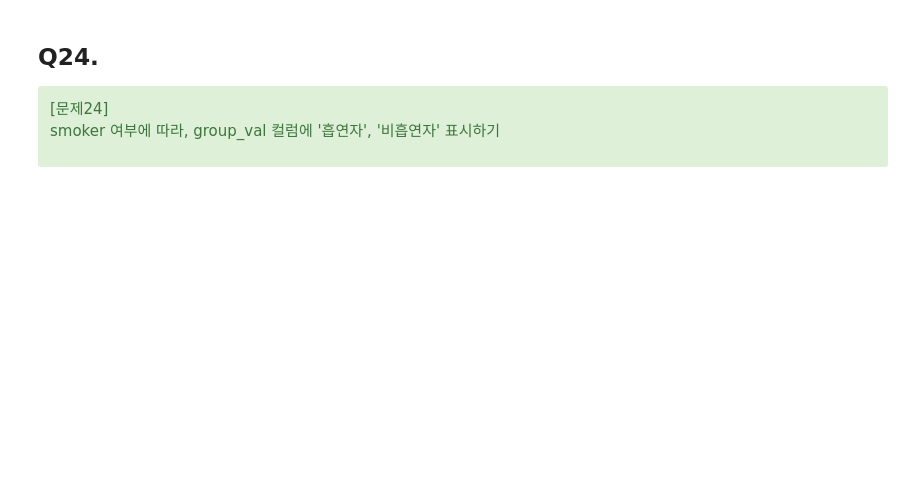
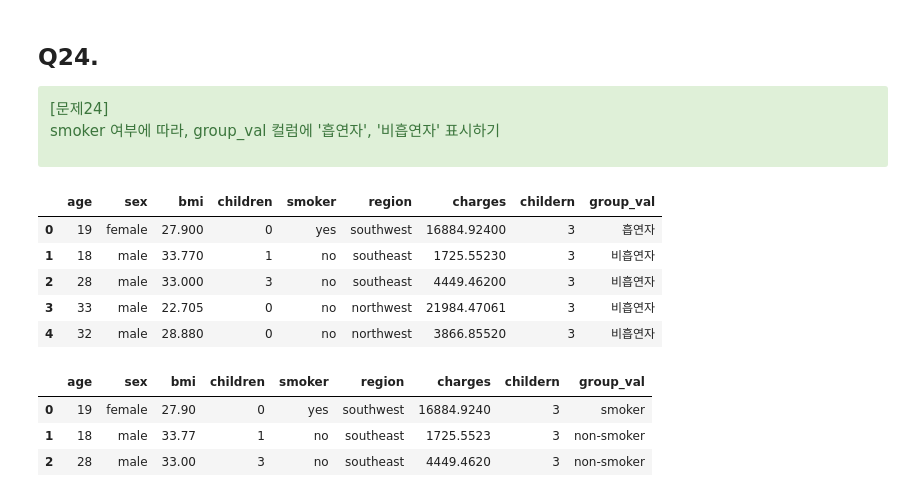
Before and after one commit to JeonJongDae/dinner_stock_AI, a Jupyter notebook: 2주차/pandas_exercise.ipynb, the cells around one changed output. Cells and saved outputs as stored; diff of their text form; code cells hidden in the pictures; blank space fills up the shorter version.

```diff
--- a/2주차/pandas_exercise.ipynb
+++ b/2주차/pandas_exercise.ipynb
@@ -428,3 +552,25 @@ pd.value_counts
 
 smoker 여부에 따라, group_val 컬럼에 '흡연자', '비흡연자' 표시하기
 </div>
+# %%
+df['group_val']=df['smoker'].replace(['yes','no'],['흡연자','비흡연자'])
+# %%
+df.head()
+# %% [output]
+|  | age | sex | bmi | children | smoker | region | charges | childern | group_val |
+| 0 | 19 | female | 27.900 | 0 | yes | southwest | 16884.92400 | 3 | 흡연자 |
+| 1 | 18 | male | 33.770 | 1 | no | southeast | 1725.55230 | 3 | 비흡연자 |
+| 2 | 28 | male | 33.000 | 3 | no | southeast | 4449.46200 | 3 | 비흡연자 |
+| 3 | 33 | male | 22.705 | 0 | no | northwest | 21984.47061 | 3 | 비흡연자 |
+| 4 | 32 | male | 28.880 | 0 | no | northwest | 3866.85520 | 3 | 비흡연자 |
+# %%
+df['group_val'] = df['group_val'].apply(lambda bool: 'smoker' if bool=='yes' else 'non-smoker')
+df.head()
+
+df['group_val'] = df['smoker'].apply(lambda bool: 'smoker' if bool=='yes' else 'non-smoker')
+df.head(3)
+# %% [output]
+|  | age | sex | bmi | children | smoker | region | charges | childern | group_val |
+| 0 | 19 | female | 27.90 | 0 | yes | southwest | 16884.9240 | 3 | smoker |
+| 1 | 18 | male | 33.77 | 1 | no | southeast | 1725.5523 | 3 | non-smoker |
+| 2 | 28 | male | 33.00 | 3 | no | southeast | 4449.4620 | 3 | non-smoker |
```
Also changed, not shown: parts of 17 cells of this notebook.
